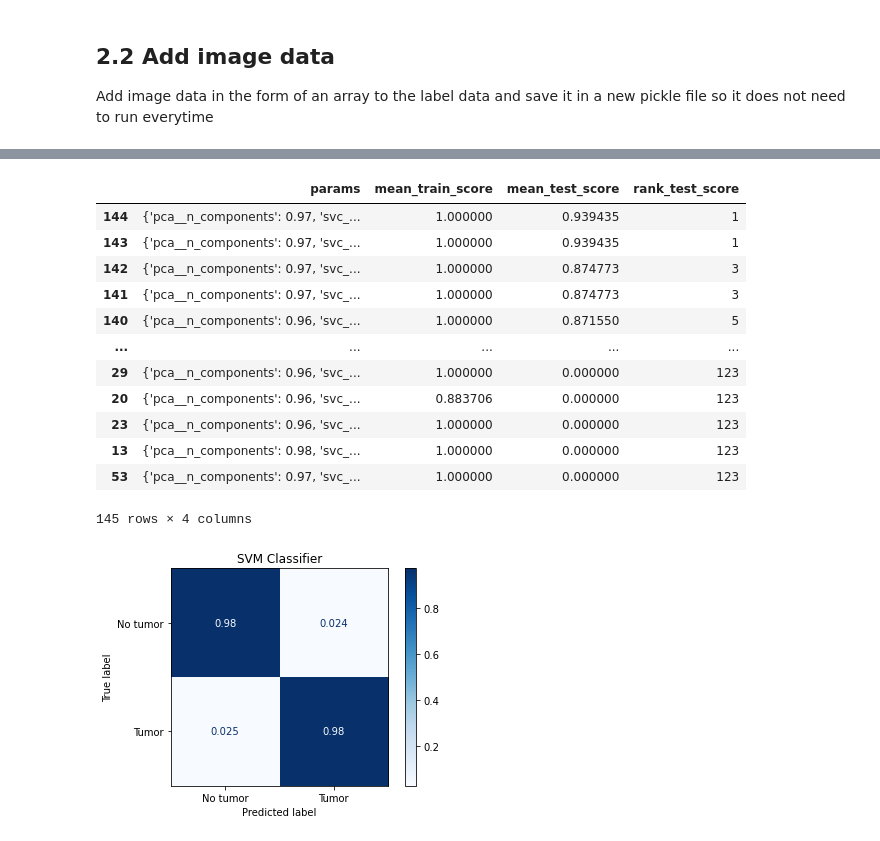
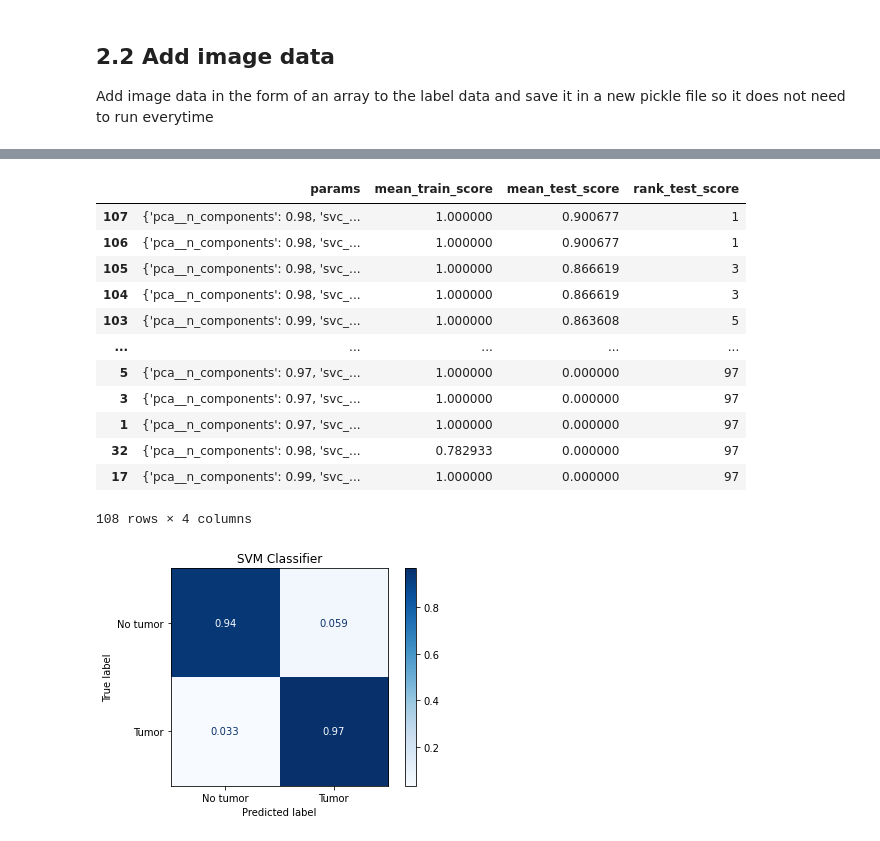
Before and after one commit to tanpinray/AMLS_22-21_SN18100138, a Jupyter notebook: Task_A_PCA.ipynb, the cells around one changed output, grey strips where cells are left out. Drawn from its saved outputs; the diff is of its cells as text; code cells hidden in the pictures.

```diff
--- a/Task_A_PCA.ipynb
+++ b/Task_A_PCA.ipynb
@@ -117,7 +147,7 @@ def extract_hog(images_pixelData):
         resized_im = resize(images_pixelData[i], (128, 64))
         # Extract Histogram of Oriented Gradients (HOG) for the image
         fd = hog(resized_im, orientations = 9, pixels_per_cell = (8, 8),
-                            cells_per_block = (2, 2), visualize = False, block_norm='L2-Hys')
+                            cells_per_block = (4, 4), visualize = False, block_norm='L2-Hys')
         hog_features.append(fd)
 
     return hog_features
@@ -129,5 +159,5 @@ else:
     hog_features = extract_hog(images_new)
 
     label_taskA = pd.DataFrame(data = hog_features)
-    label_taskA['binary_label'] = binary + [0]*2*len(noTumor_idx)
+    label_taskA['binary_label'] = binary + [0]*len(noTumor_idx)*3
     label_taskA.to_pickle("./dataset/label_taskA_hog.pkl")
@@ -136,5 +164,5 @@ The pickle file for Task A with hog features data already exists
 # %%
-def extract_lbp(images_pixelData, numPoints):
+def extract_lbp(images_pixelData, numPoints, radius):
     '''
     Inputs
         data_path: Directory path to images in dataset;
@@ -143,7 +171,6 @@ def extract_lbp(images_pixelData, numPoints):
     Return
        lbp_features: A list of Local Binary Pattern (LBP) features for each image
     '''
-    radius = 3
 
     lbp_features = []
     for i in tqdm(range(len(images_pixelData))):
@@ -165,8 +192,8 @@ if os.path.exists('./dataset/label_taskA_lbp.pkl'):
     print('The pickle file for Task B with lbp features data already exists')
 else:
     binary = create_binary(df)
-    lbp_features = extract_lbp(images_new, 255)
+    lbp_features = extract_lbp(images_new, 24, 3)
 
     label_taskA = pd.DataFrame(data = lbp_features)
-    label_taskA['binary_label'] = binary + [0]*2*len(noTumor_idx)
+    label_taskA['binary_label'] = binary + [0]*len(noTumor_idx)*3
     label_taskA.to_pickle("./dataset/label_taskA_lbp.pkl")
@@ -175,5 +200,5 @@ The pickle file for Task B with lbp features data already exists
 # %%
-def extract_multidwt(images_pixelData):
+def extract_multidwt(images_pixelData, levels):
     '''
     Inputs
         data_path: Directory path to images in dataset;
@@ -184,23 +209,22 @@ def extract_multidwt(images_pixelData):
     '''
     multidwt = []
     for i in tqdm(range(len(images_pixelData))):
-        # Second level DWT
-        coeffs = pywt.dwt2(images_pixelData[i], 'haar')
-        LL, (LH, HL, HH) = coeffs
-        # Third level DWT
-        coeffs2 = pywt.dwt2(LL, 'haar')
-        LL2, (LH2, HL2, HH2) = coeffs2
+        LL = images_pixelData[i]
+        for j in range(levels):
+            coeffs = pywt.dwt2(LL, 'haar')
+            LL, (LH, HL, HH) = coeffs
 
-        multidwt.append(LL2.ravel())
+        multidwt.append(LL.ravel())
 
     return multidwt
 
+
 if os.path.exists('./dataset/label_taskA_multidwt.pkl'):
-    print('The pickle file for Task B image data transformed by DWT three times already exists')
+    print('The pickle file for Task A image data transformed by DWT three times already exists')
 else:
     binary = create_binary(df)
-    multidwt = extract_multidwt(images_new)
+    multidwt = extract_multidwt(images_new, 2)
 
-    label_taskA = pd.DataFrame(data = multidwt)
-    label_taskA['binary_label'] = binary + [0]*2*len(noTumor_idx)
+    label_taskA = pd.DataFrame(data=multidwt)
+    label_taskA['binary_label'] = binary + [0]*len(noTumor_idx)*3
     label_taskA.to_pickle("./dataset/label_taskA_multidwt.pkl")
@@ -251,5 +269,5 @@ axs[2].imshow(lbp, cmap=plt.cm.gray)
 # %%
-feature = 'multidwt'
+feature = 'hog'
 
 if feature == 'hog':
     # Doing classification with image HOG features
@@ -401,9 +435,9 @@ def SVMClassifierCV(X_train, y_train, X_test):
     # linear was considered in another function as kernel='linear' took very long to compute
     parameters = [
         {"svc__kernel": ["rbf"], "svc__gamma": ['scale', 'auto'], "svc__C": [1, 10, 100],
-         "pca__n_components": [0.96, 0.97, 0.98]},
-        {"svc__kernel": ["poly"], "svc__gamma": ['scale', 'auto'], "svc__C": [1, 10, 100], "svc__degree": [2, 3, 4],
-         "pca__n_components": [0.96, 0.97, 0.98]}
+         "pca__n_components": [0.97, 0.98, 0.99]},
+        {"svc__kernel": ["poly"], "svc__gamma": ['scale', 'auto'], "svc__C": [1, 10, 100], "svc__degree": [2, 3],
+         "pca__n_components": [0.97, 0.98, 0.99]}
     ]
 
     matthews = metrics.make_scorer(metrics.matthews_corrcoef)
@@ -479,16 +513,16 @@ weighted avg       0.98      0.98      0.98      1173
 |  | params | mean_train_score | mean_test_score | rank_test_score |
-| 144 | {'pca__n_components': 0.97, 'svc_... | 1.000000 | 0.939435 | 1 |
-| 143 | {'pca__n_components': 0.97, 'svc_... | 1.000000 | 0.939435 | 1 |
-| 142 | {'pca__n_components': 0.97, 'svc_... | 1.000000 | 0.874773 | 3 |
-| 141 | {'pca__n_components': 0.97, 'svc_... | 1.000000 | 0.874773 | 3 |
-| 140 | {'pca__n_components': 0.96, 'svc_... | 1.000000 | 0.871550 | 5 |
+| 107 | {'pca__n_components': 0.98, 'svc_... | 1.000000 | 0.900677 | 1 |
+| 106 | {'pca__n_components': 0.98, 'svc_... | 1.000000 | 0.900677 | 1 |
+| 105 | {'pca__n_components': 0.98, 'svc_... | 1.000000 | 0.866619 | 3 |
+| 104 | {'pca__n_components': 0.98, 'svc_... | 1.000000 | 0.866619 | 3 |
+| 103 | {'pca__n_components': 0.99, 'svc_... | 1.000000 | 0.863608 | 5 |
 | ... | ... | ... | ... | ... |
-| 29 | {'pca__n_components': 0.96, 'svc_... | 1.000000 | 0.000000 | 123 |
-| 20 | {'pca__n_components': 0.96, 'svc_... | 0.883706 | 0.000000 | 123 |
-| 23 | {'pca__n_components': 0.96, 'svc_... | 1.000000 | 0.000000 | 123 |
-| 13 | {'pca__n_components': 0.98, 'svc_... | 1.000000 | 0.000000 | 123 |
-| 53 | {'pca__n_components': 0.97, 'svc_... | 1.000000 | 0.000000 | 123 |
+| 5 | {'pca__n_components': 0.97, 'svc_... | 1.000000 | 0.000000 | 97 |
+| 3 | {'pca__n_components': 0.97, 'svc_... | 1.000000 | 0.000000 | 97 |
+| 1 | {'pca__n_components': 0.97, 'svc_... | 1.000000 | 0.000000 | 97 |
+| 32 | {'pca__n_components': 0.98, 'svc_... | 0.782933 | 0.000000 | 97 |
+| 17 | {'pca__n_components': 0.99, 'svc_... | 1.000000 | 0.000000 | 97 |
-145 rows × 4 columns
+108 rows × 4 columns
 [figure]
 # %%
 def KNNClassifierCV(X_train, y_train, X_test):
```
Also changed, not shown: parts of 14 cells of this notebook, 2 other files.
